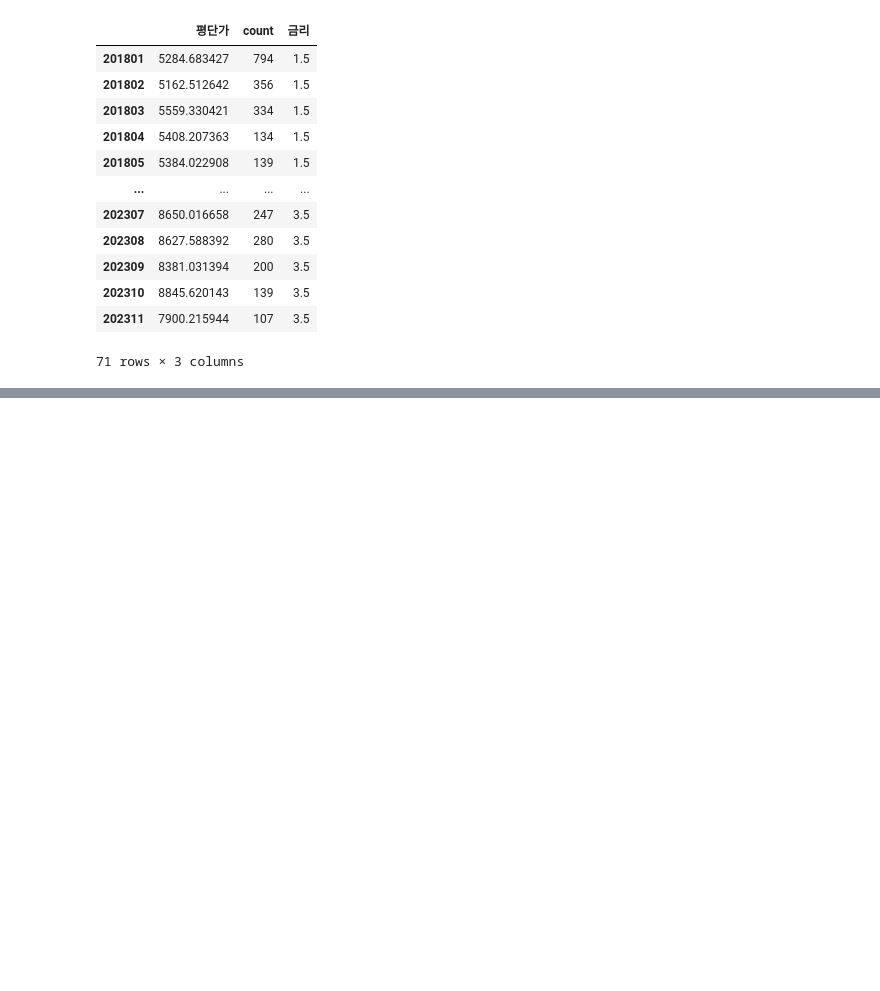
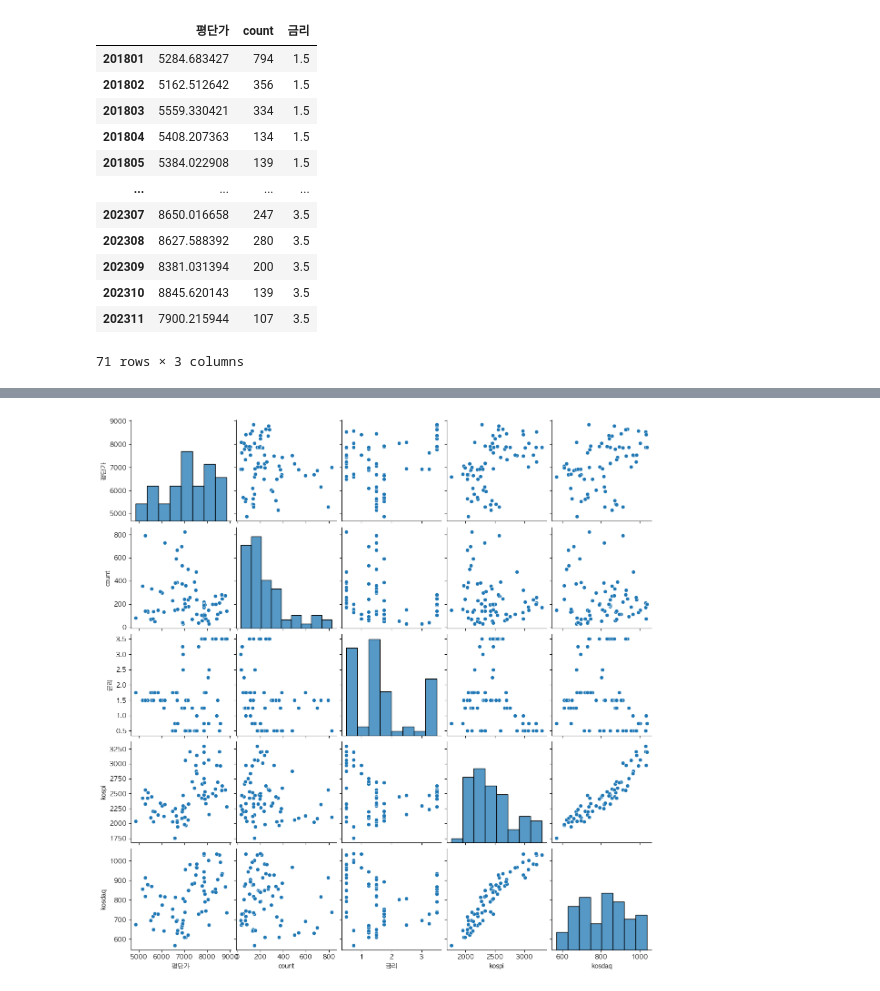
Before and after one commit to Elderman-91/green_team_project_1, a Jupyter notebook: mj2.ipynb, the cells around one changed output, grey strips where cells are left out. Cells and saved outputs as stored; diff of their text form; code cells hidden in the pictures; blank space fills up the shorter version.

```diff
--- a/mj2.ipynb
+++ b/mj2.ipynb
@@ -150,0 +187,5 @@ final_final_df.to_csv("data/completed_gangnam.csv", encoding='utf-8')
+# %%
+sns.pairplot(final_final_df)
+plt.show()
+# %% [output]
+[figure, added]
```
Also changed, not shown: parts of 3 cells of this notebook, 8 other files.
